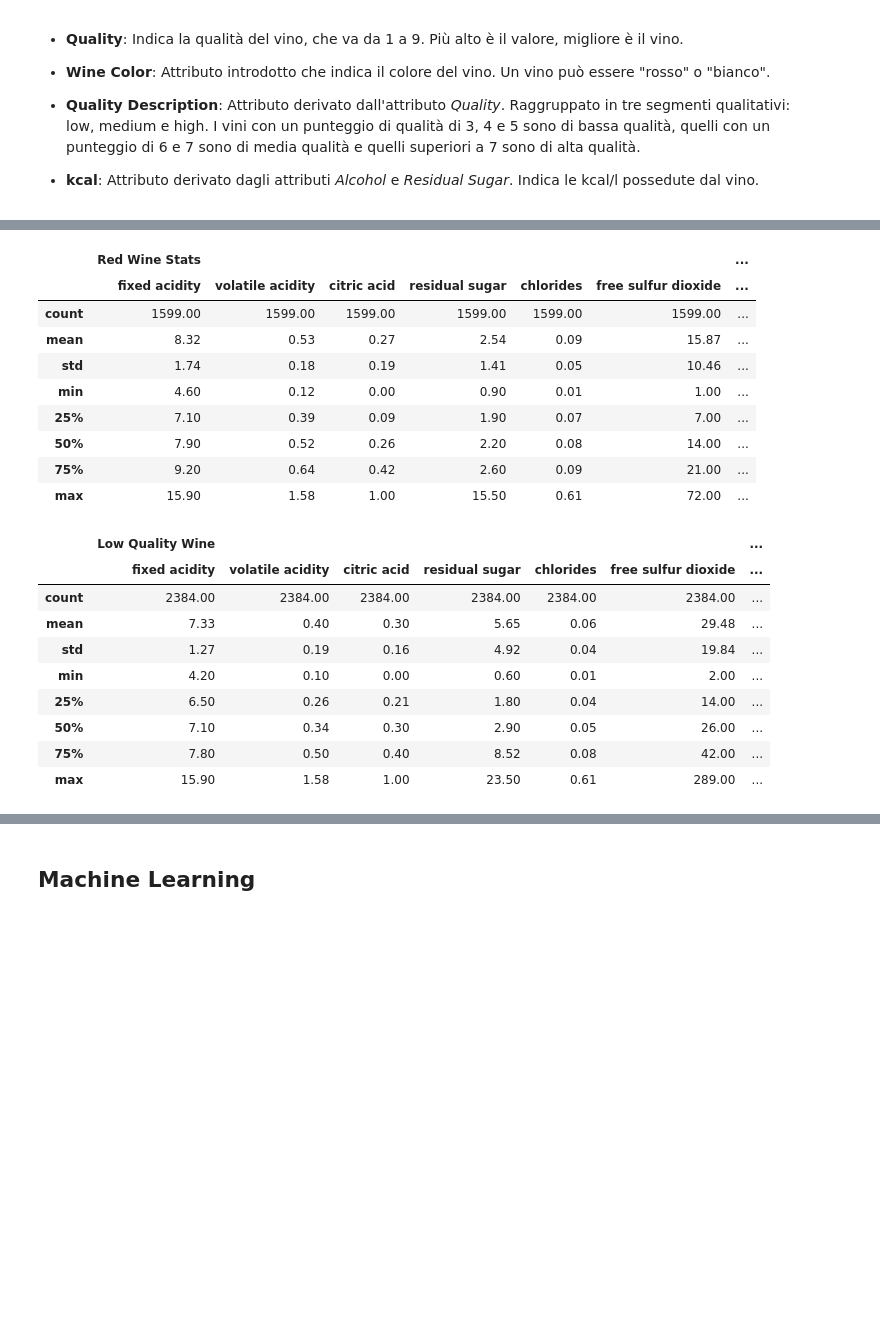
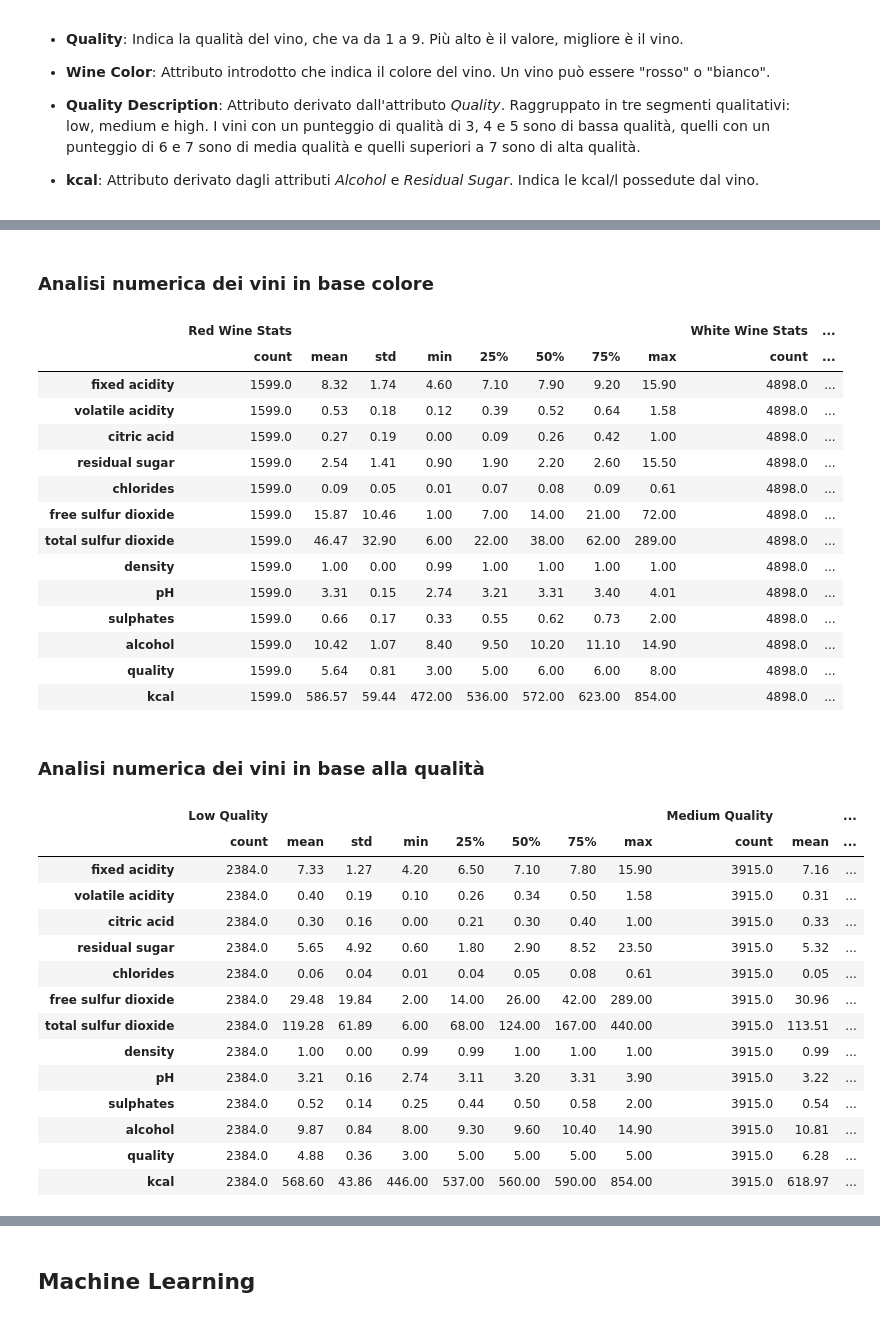
Before and after one commit to enrimon15/datascience-wine-quality, a Jupyter notebook: Wine Analysis.ipynb, the cells around one changed output, grey strips where cells are left out. Cells and saved outputs as stored; diff of their text form; code cells hidden in the pictures; blank space fills up the shorter version.

```diff
--- a/Wine Analysis.ipynb
+++ b/Wine Analysis.ipynb
@@ -415,35 +386,49 @@ Media dei valori della qualità del vino: 5.82
+# %% [markdown]
+### Analisi numerica dei vini in base colore
 # %%
 pd.set_option("display.max_columns", None)
 
-rs = round(df_wines[df_wines['wine color'] == 'red'].describe(),2)
-ws = round(df_wines[df_wines['wine color'] == 'white'].describe(),2)
+rs = round(df_wines[df_wines['wine color'] == 'red'].describe(),2).T
+ws = round(df_wines[df_wines['wine color'] == 'white'].describe(),2).T
 pd.concat([rs, ws], axis=1, keys=['Red Wine Stats', 'White Wine Stats'])
 # %% [output]
-|  | Red Wine Stats |  |  |  |  |  | ... |
-|  | fixed acidity | volatile acidity | citric acid | residual sugar | chlorides | free sulfur dioxide | ... |
-| count | 1599.00 | 1599.00 | 1599.00 | 1599.00 | 1599.00 | 1599.00 | ... |
-| mean | 8.32 | 0.53 | 0.27 | 2.54 | 0.09 | 15.87 | ... |
-| std | 1.74 | 0.18 | 0.19 | 1.41 | 0.05 | 10.46 | ... |
-| min | 4.60 | 0.12 | 0.00 | 0.90 | 0.01 | 1.00 | ... |
-| 25% | 7.10 | 0.39 | 0.09 | 1.90 | 0.07 | 7.00 | ... |
-| 50% | 7.90 | 0.52 | 0.26 | 2.20 | 0.08 | 14.00 | ... |
-| 75% | 9.20 | 0.64 | 0.42 | 2.60 | 0.09 | 21.00 | ... |
-| max | 15.90 | 1.58 | 1.00 | 15.50 | 0.61 | 72.00 | ... |
+|  | Red Wine Stats |  |  |  |  |  |  |  | White Wine Stats | ... |
+|  | count | mean | std | min | 25% | 50% | 75% | max | count | ... |
+| fixed acidity | 1599.0 | 8.32 | 1.74 | 4.60 | 7.10 | 7.90 | 9.20 | 15.90 | 4898.0 | ... |
+| volatile acidity | 1599.0 | 0.53 | 0.18 | 0.12 | 0.39 | 0.52 | 0.64 | 1.58 | 4898.0 | ... |
+| citric acid | 1599.0 | 0.27 | 0.19 | 0.00 | 0.09 | 0.26 | 0.42 | 1.00 | 4898.0 | ... |
+| residual sugar | 1599.0 | 2.54 | 1.41 | 0.90 | 1.90 | 2.20 | 2.60 | 15.50 | 4898.0 | ... |
+| chlorides | 1599.0 | 0.09 | 0.05 | 0.01 | 0.07 | 0.08 | 0.09 | 0.61 | 4898.0 | ... |
+| free sulfur dioxide | 1599.0 | 15.87 | 10.46 | 1.00 | 7.00 | 14.00 | 21.00 | 72.00 | 4898.0 | ... |
+| total sulfur dioxide | 1599.0 | 46.47 | 32.90 | 6.00 | 22.00 | 38.00 | 62.00 | 289.00 | 4898.0 | ... |
+| density | 1599.0 | 1.00 | 0.00 | 0.99 | 1.00 | 1.00 | 1.00 | 1.00 | 4898.0 | ... |
+| pH | 1599.0 | 3.31 | 0.15 | 2.74 | 3.21 | 3.31 | 3.40 | 4.01 | 4898.0 | ... |
+| sulphates | 1599.0 | 0.66 | 0.17 | 0.33 | 0.55 | 0.62 | 0.73 | 2.00 | 4898.0 | ... |
+| alcohol | 1599.0 | 10.42 | 1.07 | 8.40 | 9.50 | 10.20 | 11.10 | 14.90 | 4898.0 | ... |
+| quality | 1599.0 | 5.64 | 0.81 | 3.00 | 5.00 | 6.00 | 6.00 | 8.00 | 4898.0 | ... |
+| kcal | 1599.0 | 586.57 | 59.44 | 472.00 | 536.00 | 572.00 | 623.00 | 854.00 | 4898.0 | ... |
+# %% [markdown]
+### Analisi numerica dei vini in base alla qualità
 # %%
 pd.set_option("display.max_columns", None)
 
-ls = round(df_wines[df_wines['quality description'] == 'low'].describe(),2)
-ms = round(df_wines[df_wines['quality description'] == 'medium'].describe(),2)
-hs = round(df_wines[df_wines['quality description'] == 'high'].describe(),2)
-pd.concat([ls, ms, hs], axis=1, keys=['Low Quality Wine', 'Medium Quality Wine', 'High Quality Wine'])
+ls = round(df_wines[df_wines['quality description'] == 'low'].describe(),2).T
+ms = round(df_wines[df_wines['quality description'] == 'medium'].describe(),2).T
+hs = round(df_wines[df_wines['quality description'] == 'high'].describe(),2).T
+pd.concat([ls, ms, hs], axis=1, keys=['Low Quality', 'Medium Quality', 'High Quality'])
 # %% [output]
-|  | Low Quality Wine |  |  |  |  |  | ... |
-|  | fixed acidity | volatile acidity | citric acid | residual sugar | chlorides | free sulfur dioxide | ... |
-| count | 2384.00 | 2384.00 | 2384.00 | 2384.00 | 2384.00 | 2384.00 | ... |
-| mean | 7.33 | 0.40 | 0.30 | 5.65 | 0.06 | 29.48 | ... |
-| std | 1.27 | 0.19 | 0.16 | 4.92 | 0.04 | 19.84 | ... |
-| min | 4.20 | 0.10 | 0.00 | 0.60 | 0.01 | 2.00 | ... |
-| 25% | 6.50 | 0.26 | 0.21 | 1.80 | 0.04 | 14.00 | ... |
-| 50% | 7.10 | 0.34 | 0.30 | 2.90 | 0.05 | 26.00 | ... |
-| 75% | 7.80 | 0.50 | 0.40 | 8.52 | 0.08 | 42.00 | ... |
-| max | 15.90 | 1.58 | 1.00 | 23.50 | 0.61 | 289.00 | ... |
+|  | Low Quality |  |  |  |  |  |  |  | Medium Quality |  | ... |
+|  | count | mean | std | min | 25% | 50% | 75% | max | count | mean | ... |
+| fixed acidity | 2384.0 | 7.33 | 1.27 | 4.20 | 6.50 | 7.10 | 7.80 | 15.90 | 3915.0 | 7.16 | ... |
+| volatile acidity | 2384.0 | 0.40 | 0.19 | 0.10 | 0.26 | 0.34 | 0.50 | 1.58 | 3915.0 | 0.31 | ... |
+| citric acid | 2384.0 | 0.30 | 0.16 | 0.00 | 0.21 | 0.30 | 0.40 | 1.00 | 3915.0 | 0.33 | ... |
+| residual sugar | 2384.0 | 5.65 | 4.92 | 0.60 | 1.80 | 2.90 | 8.52 | 23.50 | 3915.0 | 5.32 | ... |
+| chlorides | 2384.0 | 0.06 | 0.04 | 0.01 | 0.04 | 0.05 | 0.08 | 0.61 | 3915.0 | 0.05 | ... |
+| free sulfur dioxide | 2384.0 | 29.48 | 19.84 | 2.00 | 14.00 | 26.00 | 42.00 | 289.00 | 3915.0 | 30.96 | ... |
+| total sulfur dioxide | 2384.0 | 119.28 | 61.89 | 6.00 | 68.00 | 124.00 | 167.00 | 440.00 | 3915.0 | 113.51 | ... |
+| density | 2384.0 | 1.00 | 0.00 | 0.99 | 0.99 | 1.00 | 1.00 | 1.00 | 3915.0 | 0.99 | ... |
+| pH | 2384.0 | 3.21 | 0.16 | 2.74 | 3.11 | 3.20 | 3.31 | 3.90 | 3915.0 | 3.22 | ... |
+| sulphates | 2384.0 | 0.52 | 0.14 | 0.25 | 0.44 | 0.50 | 0.58 | 2.00 | 3915.0 | 0.54 | ... |
+| alcohol | 2384.0 | 9.87 | 0.84 | 8.00 | 9.30 | 9.60 | 10.40 | 14.90 | 3915.0 | 10.81 | ... |
+| quality | 2384.0 | 4.88 | 0.36 | 3.00 | 5.00 | 5.00 | 5.00 | 5.00 | 3915.0 | 6.28 | ... |
+| kcal | 2384.0 | 568.60 | 43.86 | 446.00 | 537.00 | 560.00 | 590.00 | 854.00 | 3915.0 | 618.97 | ... |
```
Also changed, not shown: parts of 60 cells of this notebook.
